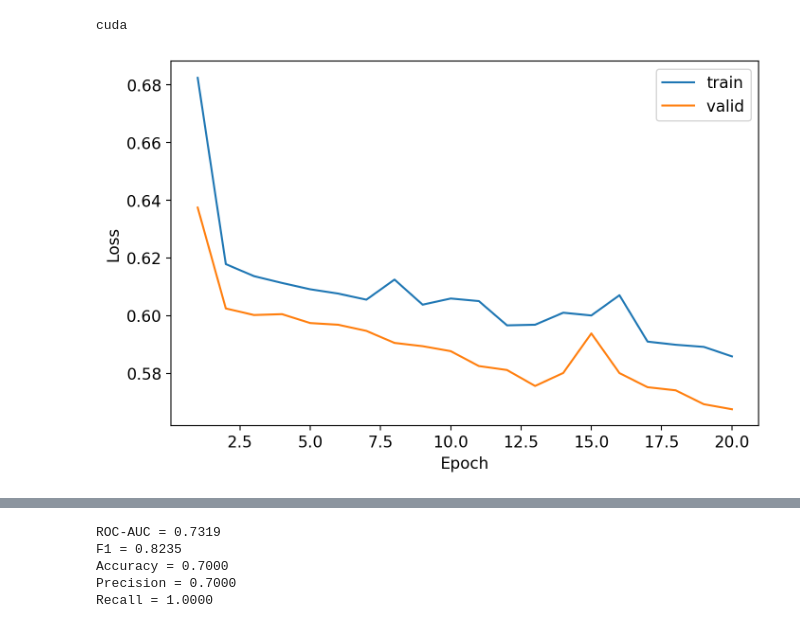
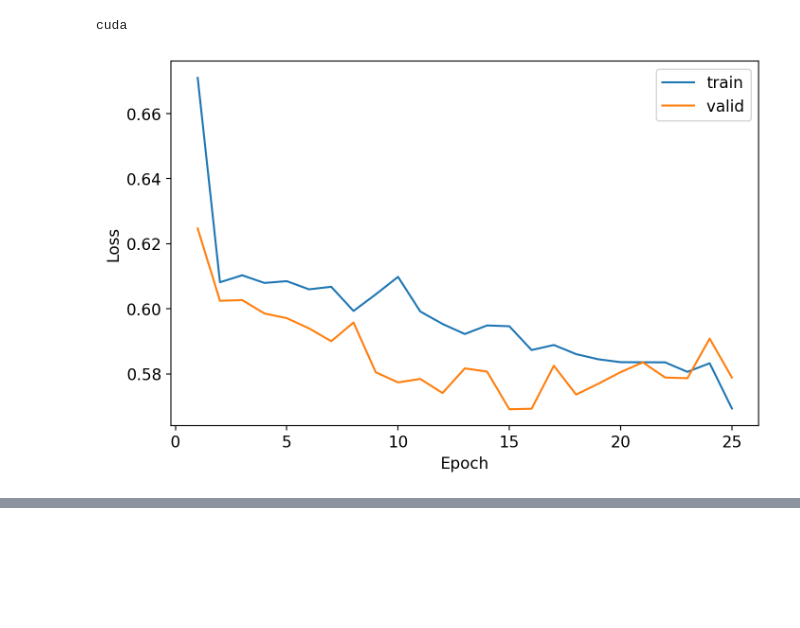
Before and after one commit to hushchyn-mikhail/llm_universal_interface, a Jupyter notebook: matveev/notebooks/creditg_seq.ipynb, the cells around one changed output, grey strips where cells are left out. Cells and saved outputs as stored; diff of their text form; code cells hidden in the pictures; blank space fills up the shorter version.

```diff
--- a/matveev/notebooks/creditg_seq.ipynb
+++ b/matveev/notebooks/creditg_seq.ipynb
@@ -51,8 +45,8 @@ cuda
 # %%
 model_lstm = LSTMClassifier().to(device)
 optimizer = optim.Adam(model_lstm.parameters(), lr=1e-3)
 criterion = nn.CrossEntropyLoss()
 
-train(model_lstm, optimizer, 20, train_loader, valid_loader, criterion, device, scheduler=None)
+train(model_lstm, optimizer, 25, train_loader, valid_loader, criterion, device, scheduler=None)
 # %% [output]
-[figure, old version]
+[figure, new version]
@@ -60,16 +54,6 @@ Epoch 20: train loss = 0.5859; valid loss = 0.5676
 # %%
 y_true, y_prob, y_pred = evaluate(model_lstm, test_loader, device)
-print("ROC-AUC = %.4f" % roc_auc_score(y_true, y_prob))
-print("F1 = %.4f" % f1_score(y_true, y_pred))
-print("Accuracy = %.4f" % accuracy_score(y_true, y_pred))
-print("Precision = %.4f" % precision_score(y_true, y_pred))
-print("Recall = %.4f" % recall_score(y_true, y_pred))
+metrics_lstm = bootstrap_metrics(y_true, y_pred, y_prob)
-# %% [output]
-ROC-AUC = 0.7319
-F1 = 0.8235
-Accuracy = 0.7000
-Precision = 0.7000
-Recall = 1.0000
 # %%
 model_enc = TransformerClassifier(maxlen=len(train_data[0])).to(device)
 optimizer = optim.Adam(model_enc.parameters(), lr=1e-4)
```
Also changed, not shown: parts of 5 cells of this notebook, 22 other files.
